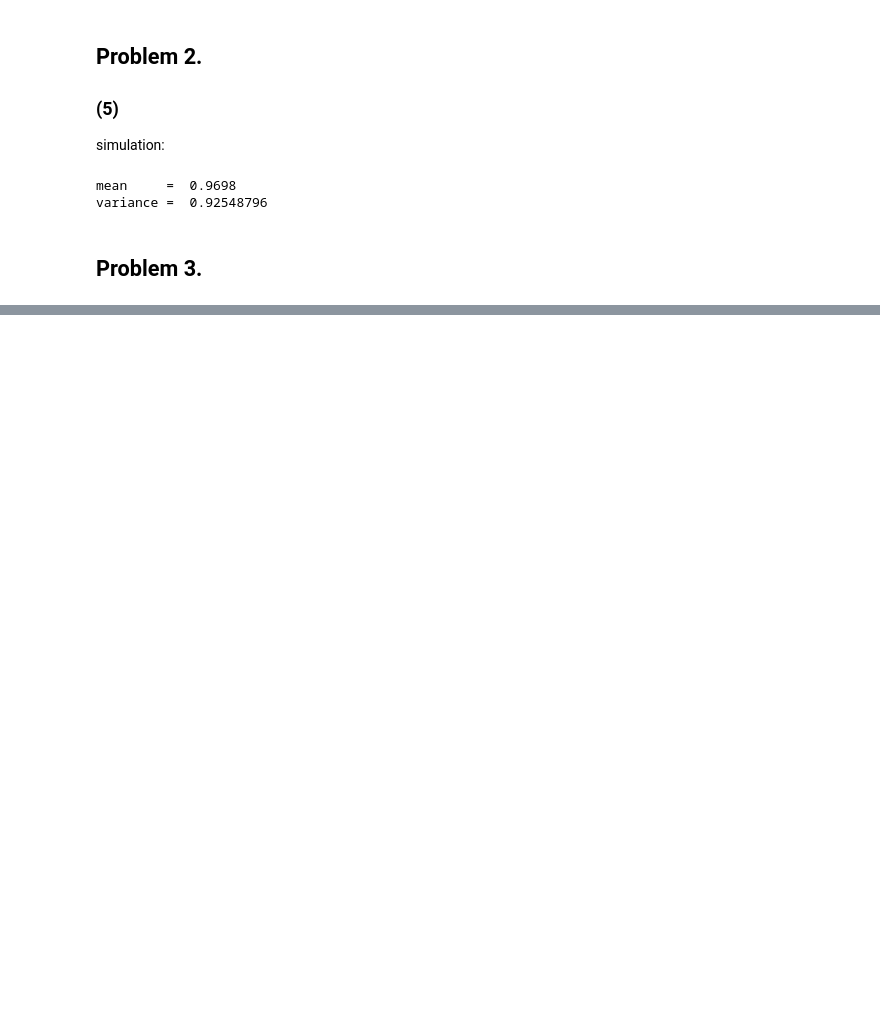
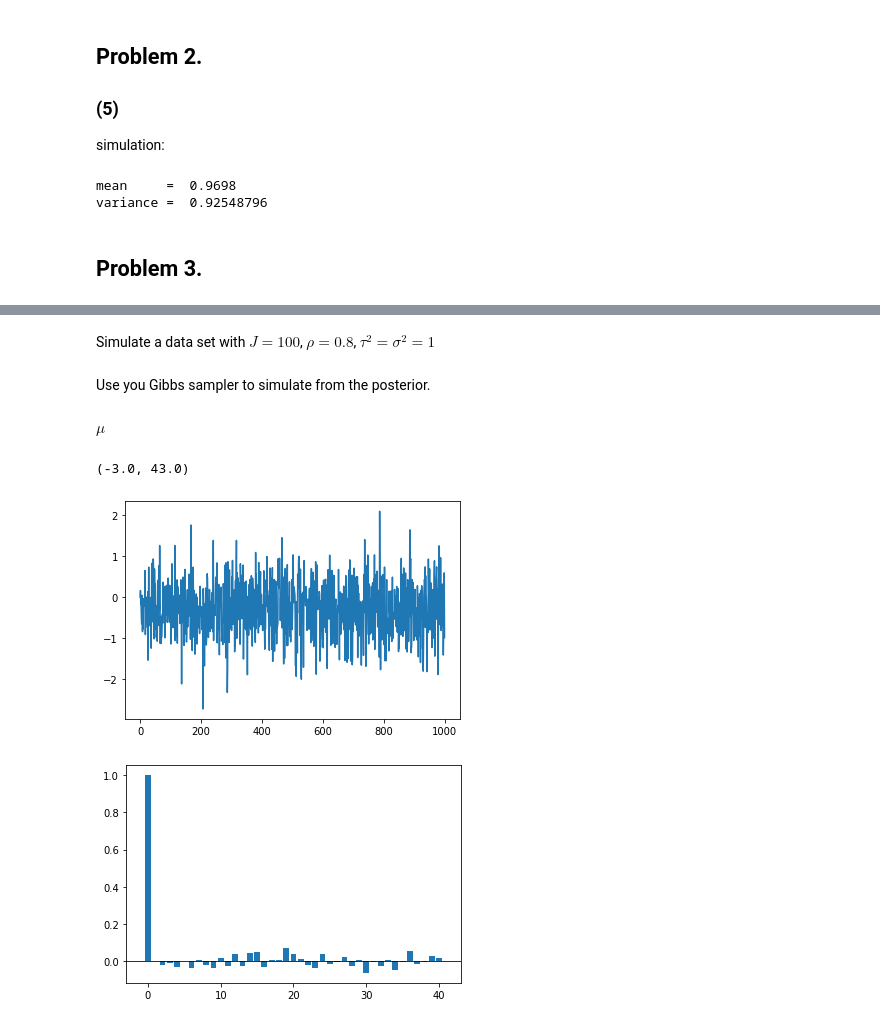
Before and after one commit to Zitong-LU/Bayesian-Theory-and-Computation, a Jupyter notebook: HW/HW1/HW1.ipynb, the cells around one changed output, grey strips where cells are left out. Cells and saved outputs as stored; diff of their text form; code cells hidden in the pictures; blank space fills up the shorter version.

```diff
--- a/HW/HW1/HW1.ipynb
+++ b/HW/HW1/HW1.ipynb
@@ -44,0 +95,2 @@ variance =  0.92548796
+# %% [markdown]
+Simulate a data set with $J=100$, $\rho=0.8$, $\tau^2=\sigma^2=1$
@@ -44,0 +115,30 @@ variance =  0.92548796
+# %% [markdown]
+Use you Gibbs sampler to simulate from the posterior.
+# %%
+#@title
+n = 1000
+
+# set random seed
+np.random.seed(865)
+
+mu_ = np.zeros(n)
+sigma_ = np.ones(n)
+tau_ = np.ones(n)
+phi_ = np.zeros((n,J))
+
+for i in range(1,n):
+  mu_[i], sigma_[i], tau_[i], phi_[i,:] = Gibbs_Sampler(y,J,rho, mu_[i-1],sigma_[i-1],tau_[i-1],phi_[i-1,:])
+# %% [markdown]
+$\mu$
+# %%
+plt.figure()
+plt.plot(mu_)
+plt.figure()
+acf_mu = acf(mu_)
+plt.bar(x=list(range(len(acf_mu))) ,height=acf_mu,label=['acf','lag'])
+plt.plot([-5,45],[0,0],color='black',linewidth=0.8)
+plt.xlim(-3,43)
+# %% [output]
+(-3.0, 43.0)
+[figure, added]
+[figure, added]
```
Also changed, not shown: parts of 20 cells of this notebook.
